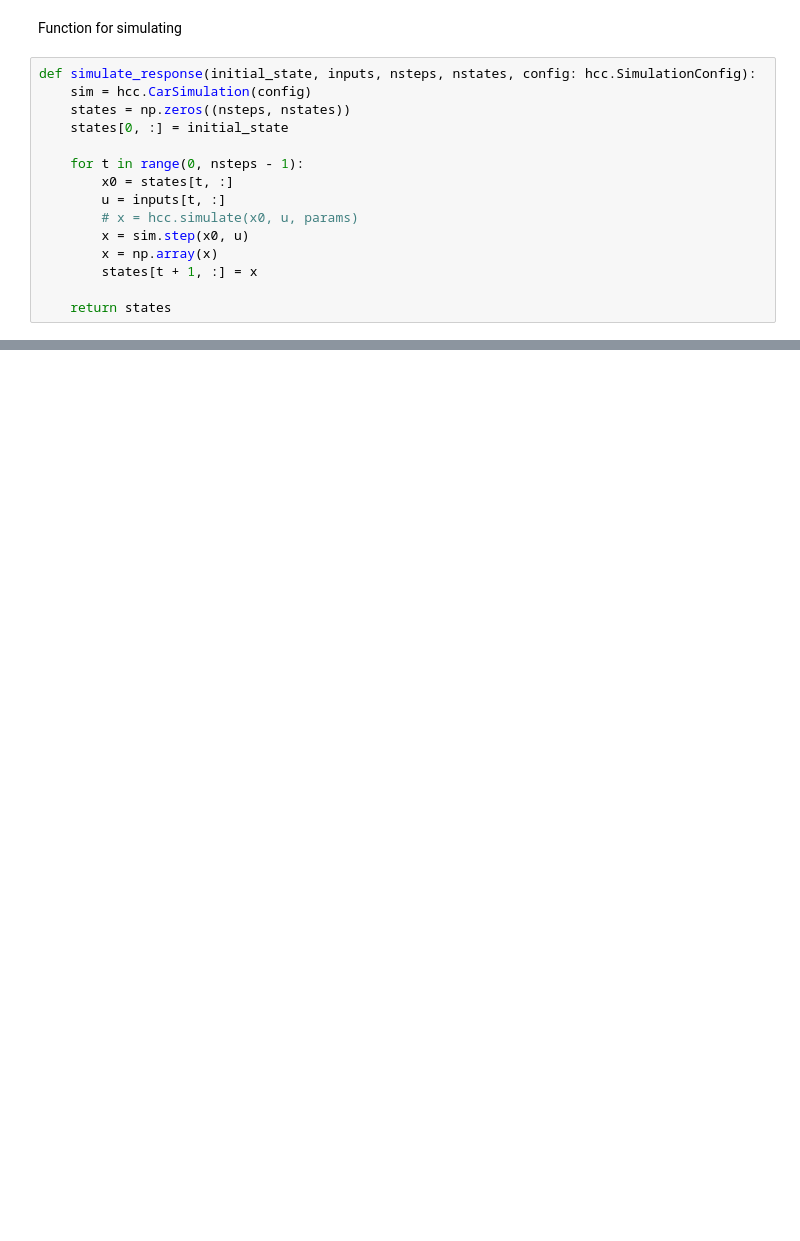
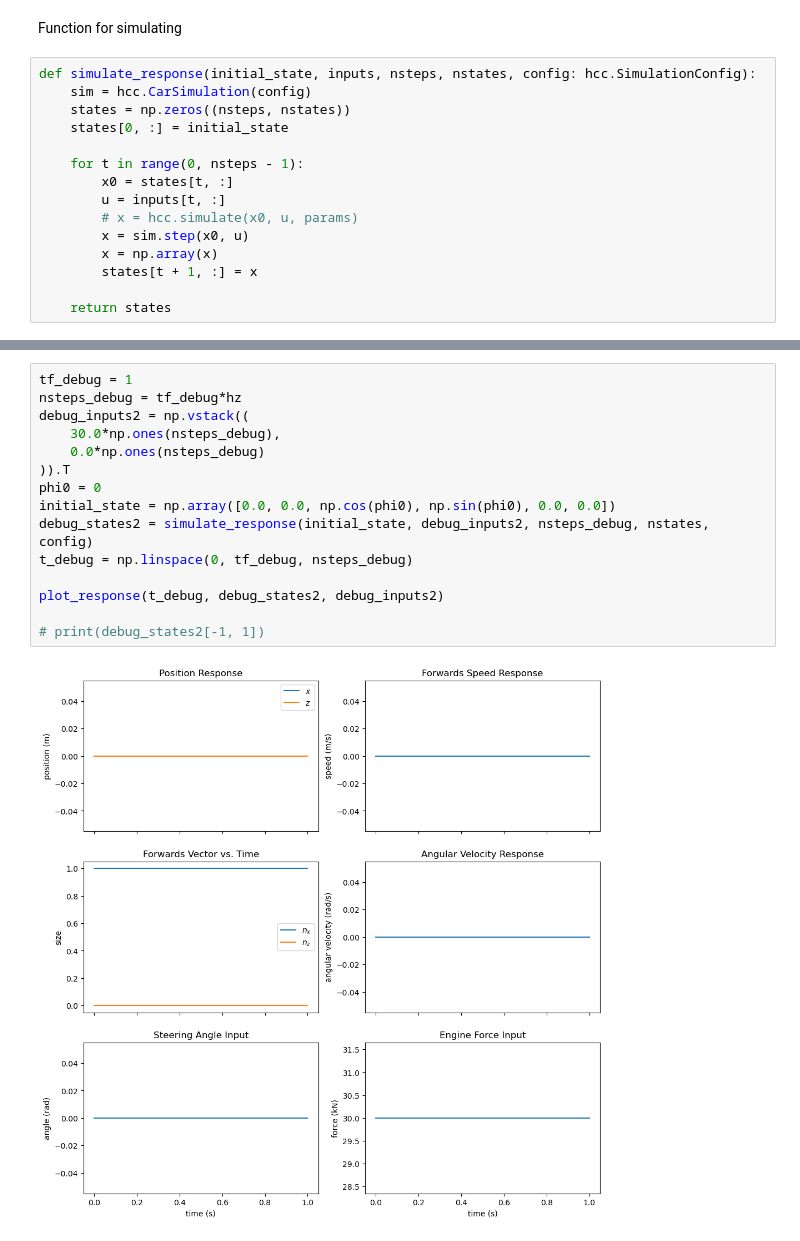
Before and after one commit to KylerLimata/hybrid-control-car, a Jupyter notebook: project3.ipynb, the cells around one changed output, grey strips where cells are left out. Saved outputs shown, nothing was run; the diff lists cells and outputs as text; blank space fills up the shorter version.

```diff
--- a/project3.ipynb
+++ b/project3.ipynb
@@ -59,0 +114,17 @@ debug_states1 = simulate_response(x0, debug_inputs1, nsteps_debug, nstates, conf
+# %%
+tf_debug = 1
+nsteps_debug = tf_debug*hz
+debug_inputs2 = np.vstack((
+    30.0*np.ones(nsteps_debug),
+    0.0*np.ones(nsteps_debug)
+)).T
+phi0 = 0
+initial_state = np.array([0.0, 0.0, np.cos(phi0), np.sin(phi0), 0.0, 0.0])
+debug_states2 = simulate_response(initial_state, debug_inputs2, nsteps_debug, nstates, config)
+t_debug = np.linspace(0, tf_debug, nsteps_debug)
+
+plot_response(t_debug, debug_states2, debug_inputs2)
+
+# print(debug_states2[-1, 1])
+# %% [output]
+[figure, added]
```
Also changed, not shown: parts of 3 cells of this notebook, 4 other files.
